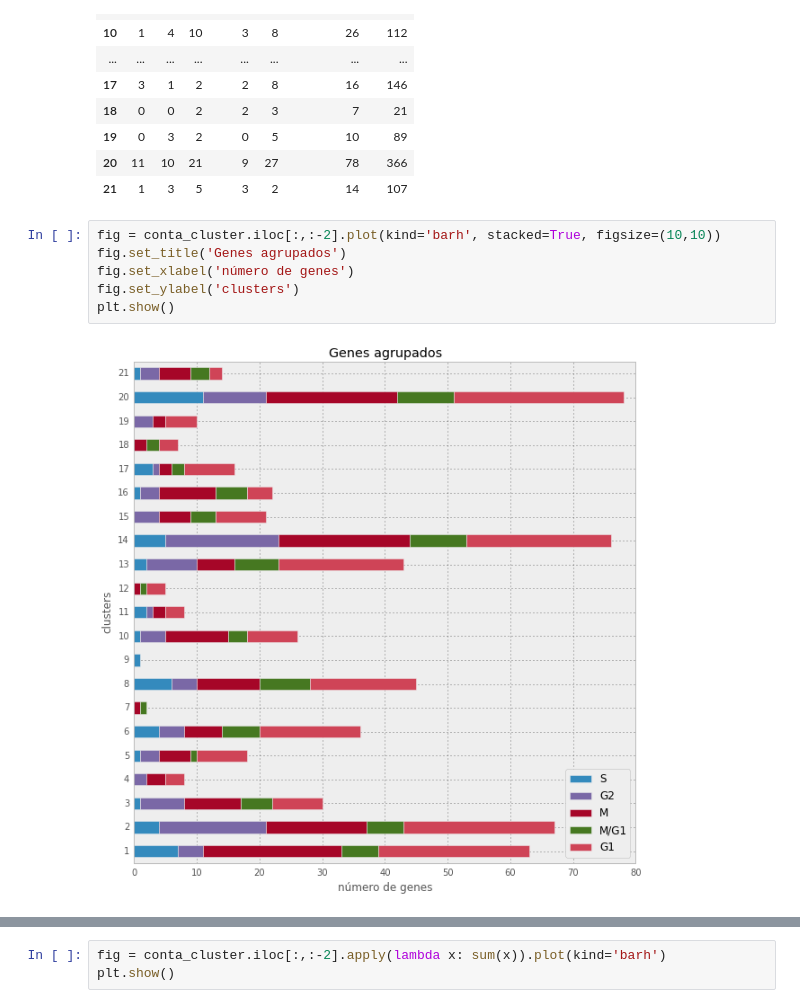
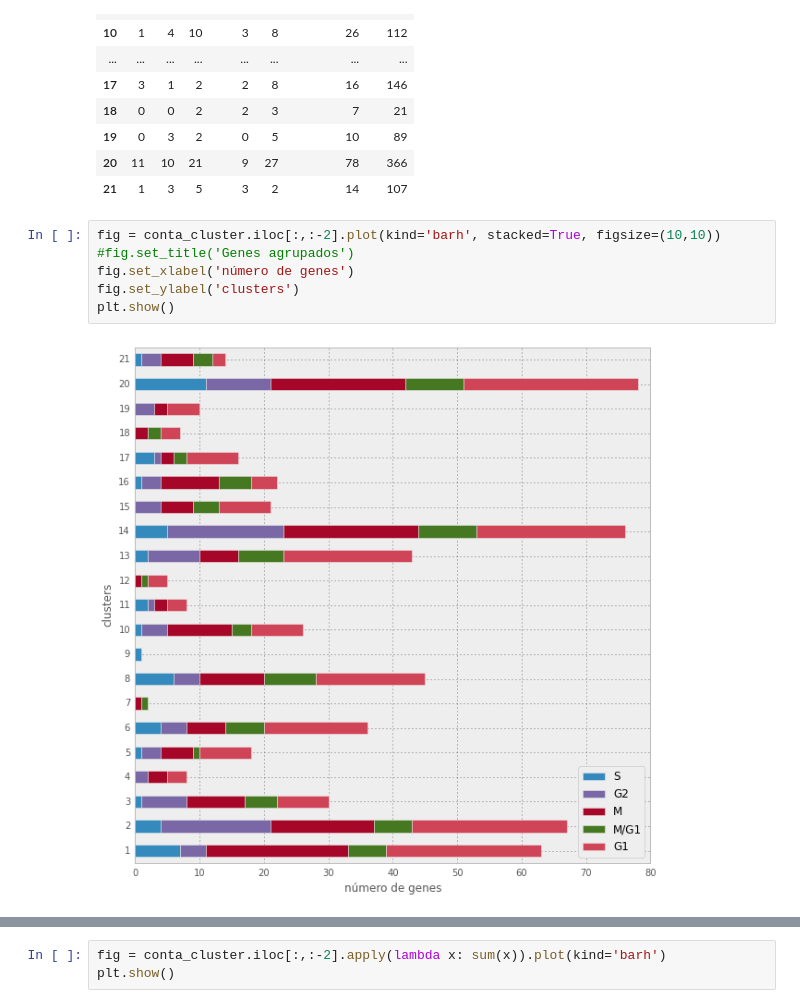
Before and after one commit to bruno-fs/rec_padroes, a Jupyter notebook: ep3/ep3.ipynb, the cells around one changed output, grey strips where cells are left out. Cells and saved outputs as stored; diff of their text form.

```diff
--- a/ep3/ep3.ipynb
+++ b/ep3/ep3.ipynb
@@ -406,11 +406,11 @@ conta_cluster
 | 21 | 1 | 3 | 5 | 3 | 2 | 14 | 107 |
 # %%
 fig = conta_cluster.iloc[:,:-2].plot(kind='barh', stacked=True, figsize=(10,10))
-fig.set_title('Genes agrupados')
+#fig.set_title('Genes agrupados')
 fig.set_xlabel('número de genes')
 fig.set_ylabel('clusters')
 plt.show()
 # %% [output]
-[figure, old version]
+[figure, new version]
 # %%
 fig = conta_cluster.iloc[:,-2:].plot(kind='barh', stacked=True, figsize=(10,10))
```
Also changed, not shown: parts of 3 cells of this notebook.
